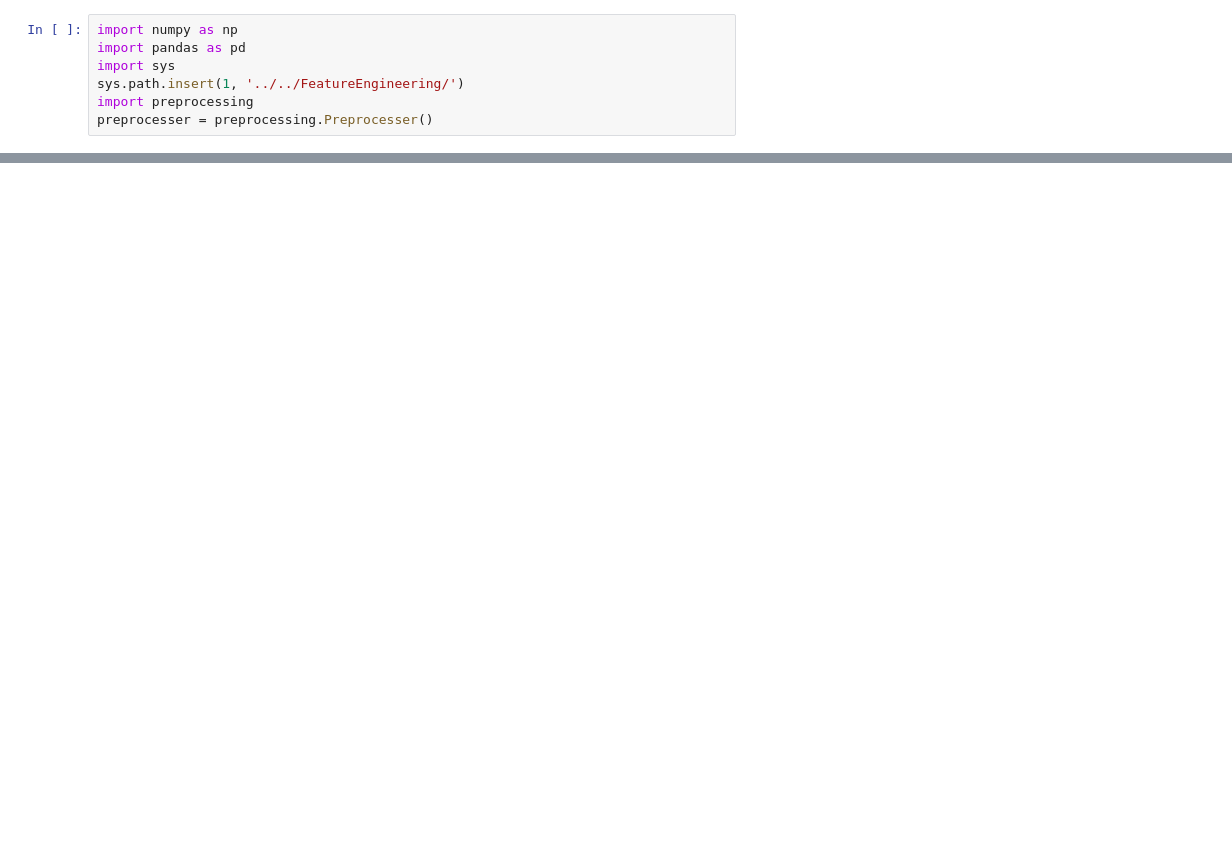
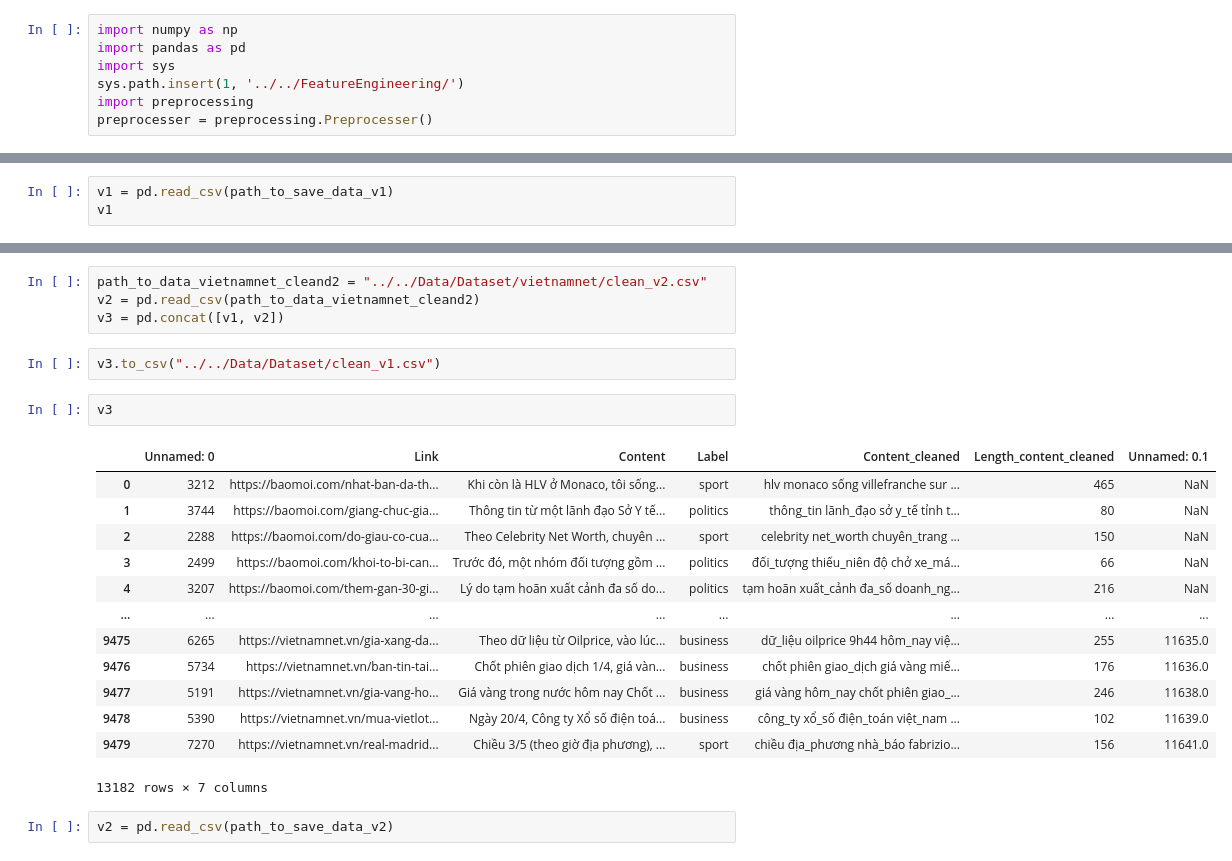
Before and after one commit to duytrandev/DATN, a Jupyter notebook: FeatureEngineering/Normalize/normalize.ipynb, the cells around one changed output, grey strips where cells are left out. Saved outputs shown, nothing was run; the diff lists cells and outputs as text; blank space fills up the shorter version.

```diff
--- a/FeatureEngineering/Normalize/normalize.ipynb
+++ b/FeatureEngineering/Normalize/normalize.ipynb
@@ -41,0 +85,3 @@ data.to_csv(path_to_data)
+# %%
+v1 = pd.read_csv(path_to_save_data_v1)
+v1
@@ -41,0 +102,24 @@ data.to_csv(path_to_data)
+# %%
+path_to_data_vietnamnet_cleand2 = "../../Data/Dataset/vietnamnet/clean_v2.csv"
+v2 = pd.read_csv(path_to_data_vietnamnet_cleand2)
+v3 = pd.concat([v1, v2])
+# %%
+v3.to_csv("../../Data/Dataset/clean_v1.csv")
+# %%
+v3
+# %% [output]
+|  | Unnamed: 0 | Link | Content | Label | Content_cleaned | Length_content_cleaned | Unnamed: 0.1 |
+| 0 | 3212 | https://baomoi.com/nhat-ban-da-th... | Khi còn là HLV ở Monaco, tôi sống... | sport | hlv monaco sống villefranche sur ... | 465 | NaN |
+| 1 | 3744 | https://baomoi.com/giang-chuc-gia... | Thông tin từ một lãnh đạo Sở Y tế... | politics | thông_tin lãnh_đạo sở y_tế tỉnh t... | 80 | NaN |
+| 2 | 2288 | https://baomoi.com/do-giau-co-cua... | Theo Celebrity Net Worth, chuyên ... | sport | celebrity net_worth chuyên_trang ... | 150 | NaN |
+| 3 | 2499 | https://baomoi.com/khoi-to-bi-can... | Trước đó, một nhóm đối tượng gồm ... | politics | đối_tượng thiếu_niên độ chở xe_má... | 66 | NaN |
+| 4 | 3207 | https://baomoi.com/them-gan-30-gi... | Lý do tạm hoãn xuất cảnh đa số do... | politics | tạm hoãn xuất_cảnh đa_số doanh_ng... | 216 | NaN |
+| ... | ... | ... | ... | ... | ... | ... | ... |
+| 9475 | 6265 | https://vietnamnet.vn/gia-xang-da... | Theo dữ liệu từ Oilprice, vào lúc... | business | dữ_liệu oilprice 9h44 hôm_nay việ... | 255 | 11635.0 |
+| 9476 | 5734 | https://vietnamnet.vn/ban-tin-tai... | Chốt phiên giao dịch 1/4, giá vàn... | business | chốt phiên giao_dịch giá vàng miế... | 176 | 11636.0 |
+| 9477 | 5191 | https://vietnamnet.vn/gia-vang-ho... | Giá vàng trong nước hôm nay Chốt ... | business | giá vàng hôm_nay chốt phiên giao_... | 246 | 11638.0 |
+| 9478 | 5390 | https://vietnamnet.vn/mua-vietlot... | Ngày 20/4, Công ty Xổ số điện toá... | business | công_ty xổ_số điện_toán việt_nam ... | 102 | 11639.0 |
+| 9479 | 7270 | https://vietnamnet.vn/real-madrid... | Chiều 3/5 (theo giờ địa phương), ... | sport | chiều địa_phương nhà_báo fabrizio... | 156 | 11641.0 |
+13182 rows × 7 columns
+# %%
+v2 = pd.read_csv(path_to_save_data_v2)
```
Also changed, not shown: parts of 19 cells of this notebook, 12 other files.
